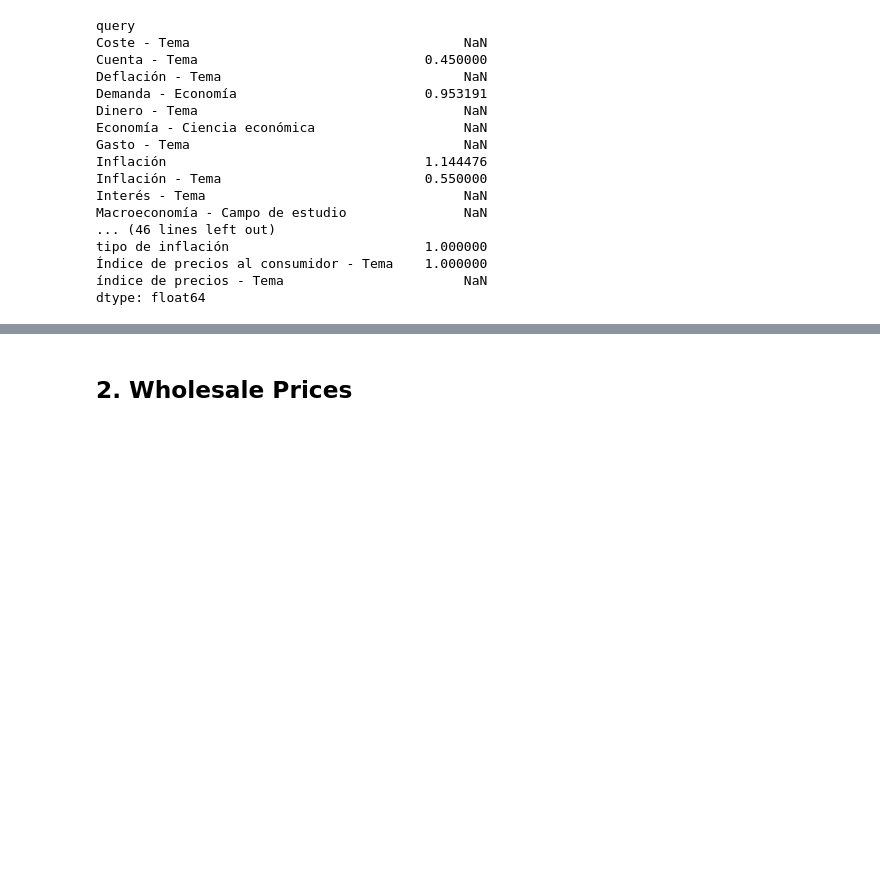
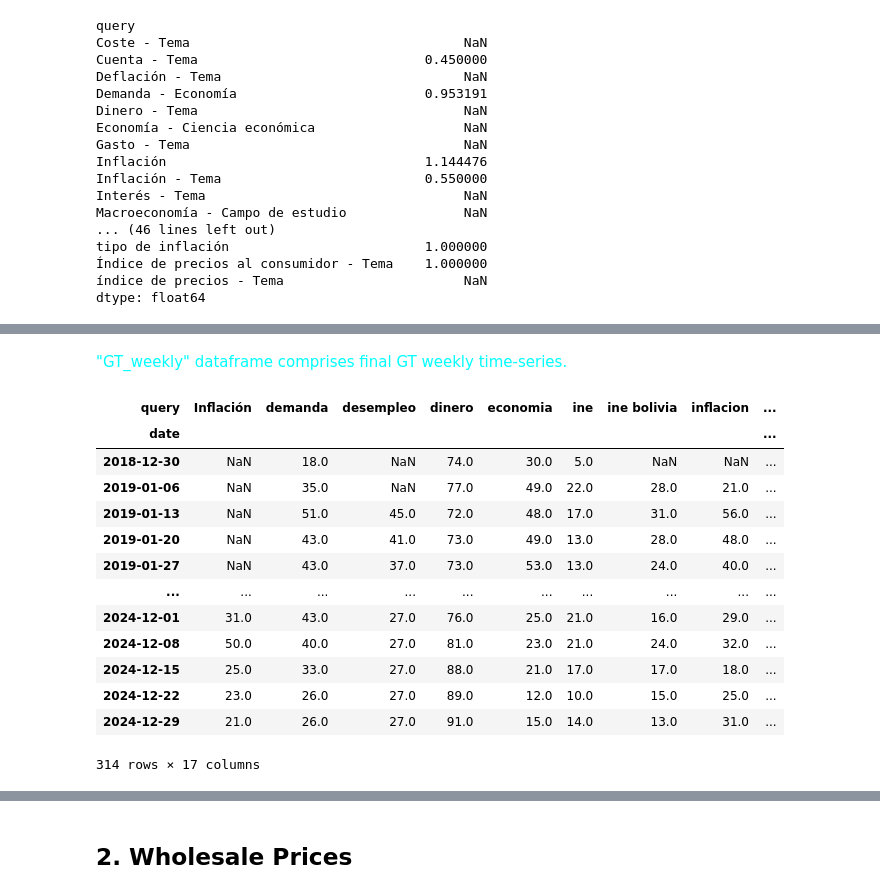
Before and after one commit to osmarbolivar/High-Freq-Inflation-Forecast-2SML, a Jupyter notebook: Data_preprocess.ipynb, the cells around one changed output, grey strips where cells are left out. Drawn from its saved outputs; the diff is of its cells as text; code cells hidden in the pictures; blank space fills up the shorter version.

```diff
--- a/Data_preprocess.ipynb
+++ b/Data_preprocess.ipynb
@@ -79,0 +84,4 @@ fig.show()
+# %%
+gt_words = aux.copy()
+gt_words = gt_words[~gt_words.isin([np.nan, np.inf, -np.inf])]
+gt_words
@@ -79,0 +110,5 @@ fig.show()
+# %%
+all_weekly = pd.concat([gt_w_2019_2023, gt_w_2023_2024_adj], axis=0).filter(gt_words.index, axis=1)
+all_weekly = all_weekly[~all_weekly.index.duplicated(keep='first')]
+all_weekly = all_weekly.sort_index()
+all_weekly
@@ -170,0 +132,3 @@ fig.show()
+# %%
+zero_counts = (all_weekly == 0).sum()
+print(zero_counts)
@@ -170,0 +155,4 @@ fig.show()
+# %%
+gt_words_2 = zero_counts.copy()
+gt_words_2 = gt_words_2[gt_words_2 < 250]
+gt_words_2
@@ -170,0 +179,23 @@ fig.show()
+# %% [markdown]
+<font color="cyan">"GT_weekly" dataframe comprises final GT weekly time-series. </font>
+# %%
+GT_weekly = all_weekly.copy().filter(gt_words_2.index, axis=1)
+GT_weekly.replace(0, np.nan, inplace=True)
+GT_weekly.interpolate(method='linear', inplace=True)
+GT_weekly = GT_weekly.round(0)
+GT_weekly
+# %% [output]
+| query | Inflación | demanda | desempleo | dinero | economia | ine | ine bolivia | inflacion | ... |
+| date |  |  |  |  |  |  |  |  | ... |
+| 2018-12-30 | NaN | 18.0 | NaN | 74.0 | 30.0 | 5.0 | NaN | NaN | ... |
+| 2019-01-06 | NaN | 35.0 | NaN | 77.0 | 49.0 | 22.0 | 28.0 | 21.0 | ... |
+| 2019-01-13 | NaN | 51.0 | 45.0 | 72.0 | 48.0 | 17.0 | 31.0 | 56.0 | ... |
+| 2019-01-20 | NaN | 43.0 | 41.0 | 73.0 | 49.0 | 13.0 | 28.0 | 48.0 | ... |
+| 2019-01-27 | NaN | 43.0 | 37.0 | 73.0 | 53.0 | 13.0 | 24.0 | 40.0 | ... |
+| ... | ... | ... | ... | ... | ... | ... | ... | ... | ... |
+| 2024-12-01 | 31.0 | 43.0 | 27.0 | 76.0 | 25.0 | 21.0 | 16.0 | 29.0 | ... |
+| 2024-12-08 | 50.0 | 40.0 | 27.0 | 81.0 | 23.0 | 21.0 | 24.0 | 32.0 | ... |
+| 2024-12-15 | 25.0 | 33.0 | 27.0 | 88.0 | 21.0 | 17.0 | 17.0 | 18.0 | ... |
+| 2024-12-22 | 23.0 | 26.0 | 27.0 | 89.0 | 12.0 | 10.0 | 15.0 | 25.0 | ... |
+| 2024-12-29 | 21.0 | 26.0 | 27.0 | 91.0 | 15.0 | 14.0 | 13.0 | 31.0 | ... |
+314 rows × 17 columns
```
Also changed, not shown: parts of 31 cells of this notebook, 4 other files.
